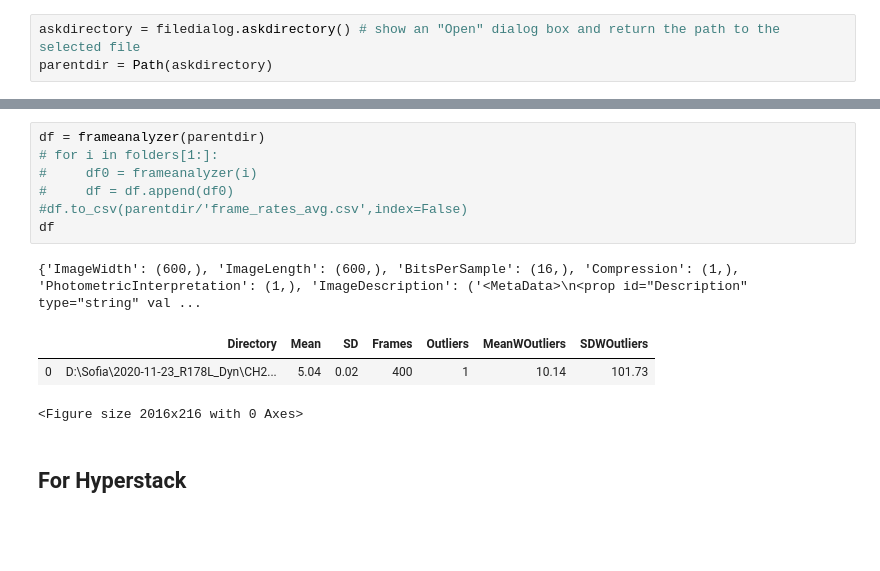
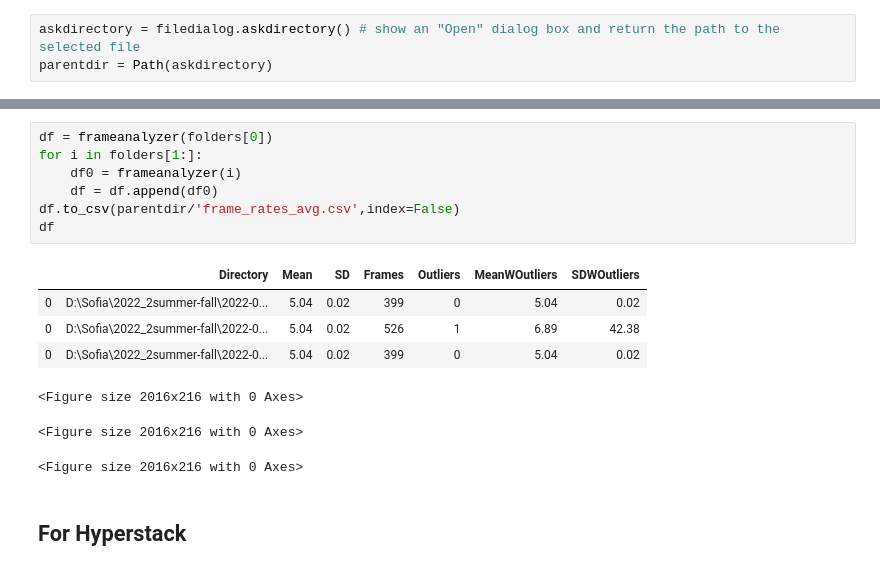
Before and after one commit to brouhardlab/brouhardlab-scripts, a Jupyter notebook: notebooks/Sofia/dynamics/Framerate analyzer.ipynb, the cells around one changed output, grey strips where cells are left out. Drawn from its saved outputs; the diff is of its cells as text; blank space fills up the shorter version.

```diff
--- a/notebooks/Sofia/Framerate analyzer.ipynb
+++ b/notebooks/Sofia/dynamics/Framerate analyzer.ipynb
@@ -95,15 +97,18 @@ folders
 # %%
-df = frameanalyzer(parentdir)
-# for i in folders[1:]:
-#     df0 = frameanalyzer(i)
-#     df = df.append(df0)
-#df.to_csv(parentdir/'frame_rates_avg.csv',index=False)
+df = frameanalyzer(folders[0])
+for i in folders[1:]:
+    df0 = frameanalyzer(i)
+    df = df.append(df0)
+df.to_csv(parentdir/'frame_rates_avg.csv',index=False)
 df
 # %% [output]
+|  | Directory | Mean | SD | Frames | Outliers | MeanWOutliers | SDWOutliers |
+| 0 | D:\Sofia\2022_2summer-fall\2022-0... | 5.04 | 0.02 | 399 | 0 | 5.04 | 0.02 |
+| 0 | D:\Sofia\2022_2summer-fall\2022-0... | 5.04 | 0.02 | 526 | 1 | 6.89 | 42.38 |
+| 0 | D:\Sofia\2022_2summer-fall\2022-0... | 5.04 | 0.02 | 399 | 0 | 5.04 | 0.02 |
-{'ImageWidth': (600,), 'ImageLength': (600,), 'BitsPerSample': (16,), 'Compression': (1,), 'PhotometricInterpretation': (1,), 'ImageDescription': ('<MetaData>\n<prop id="Description" type="string" val ...
+<Figure size 2016x216 with 0 Axes>
-|  | Directory | Mean | SD | Frames | Outliers | MeanWOutliers | SDWOutliers |
-| 0 | D:\Sofia\2020-11-23_R178L_Dyn\CH2... | 5.04 | 0.02 | 400 | 1 | 10.14 | 101.73 |
 <Figure size 2016x216 with 0 Axes>
+<Figure size 2016x216 with 0 Axes>
 # %% [markdown]
 ## For Hyperstack
 # %%
```
Also changed, not shown: parts of 4 cells of this notebook, 26 other files.
